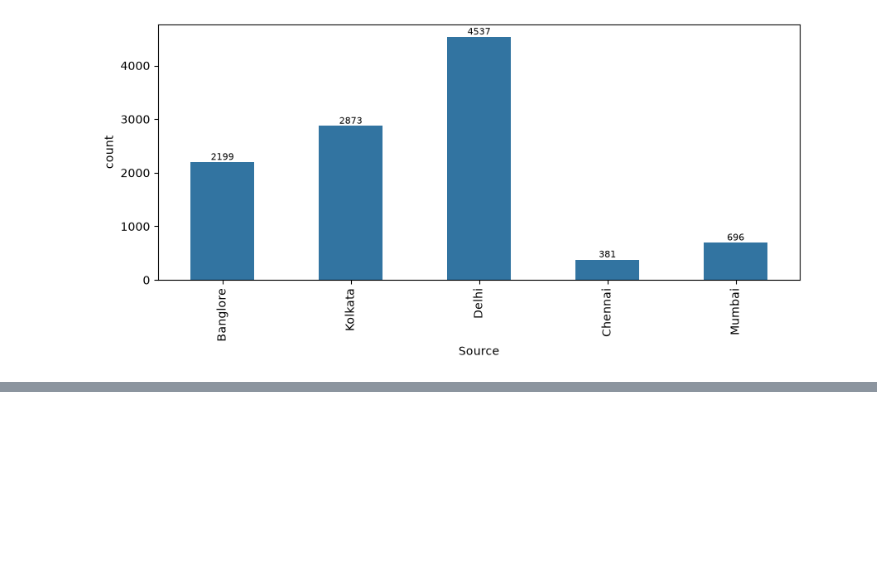
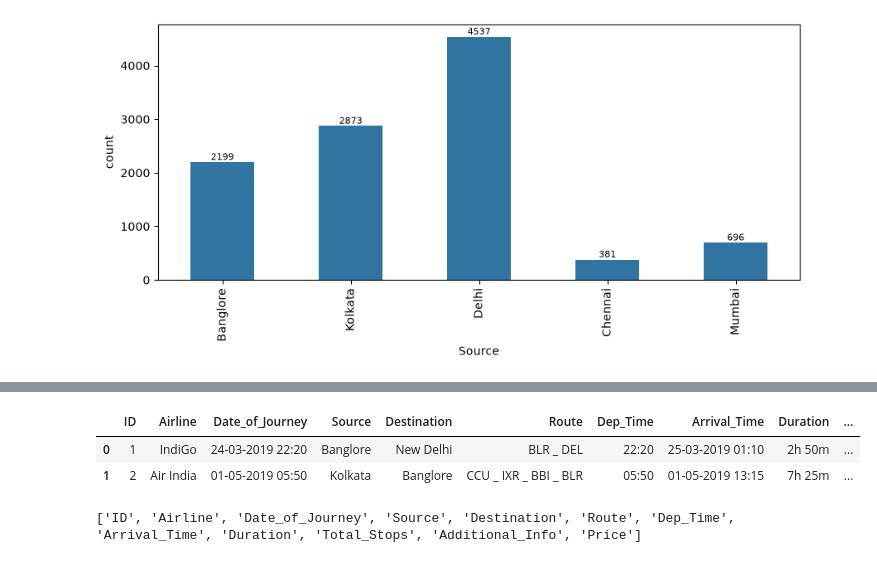
Before and after one commit to vaishnavidhanavade/03-Data-Manupulation-Pandas, a Jupyter notebook: 01.Pandas-Level-01.ipynb/4_plotting-01.ipynb, the cells around one changed output, grey strips where cells are left out. Cells and saved outputs as stored; diff of their text form; code cells hidden in the pictures; blank space fills up the shorter version.

```diff
--- a/01.Pandas-Level-01.ipynb/4_plotting-01.ipynb
+++ b/01.Pandas-Level-01.ipynb/4_plotting-01.ipynb
@@ -375,0 +450,10 @@ plt.show()
+# %%
+df.head(2)
+# %% [output]
+|  | ID | Airline | Date_of_Journey | Source | Destination | Route | Dep_Time | Arrival_Time | Duration | ... |
+| 0 | 1 | IndiGo | 24-03-2019 22:20 | Banglore | New Delhi | BLR _ DEL | 22:20 | 25-03-2019 01:10 | 2h 50m | ... |
+| 1 | 2 | Air India | 01-05-2019 05:50 | Kolkata | Banglore | CCU _ IXR _ BBI _ BLR | 05:50 | 01-05-2019 13:15 | 7h 25m | ... |
+# %%
+print(df.columns.tolist())
+# %% [output]
+['ID', 'Airline', 'Date_of_Journey', 'Source', 'Destination', 'Route', 'Dep_Time', 'Arrival_Time', 'Duration', 'Total_Stops', 'Additional_Info', 'Price']
```
Also changed, not shown: parts of 16 cells of this notebook.
